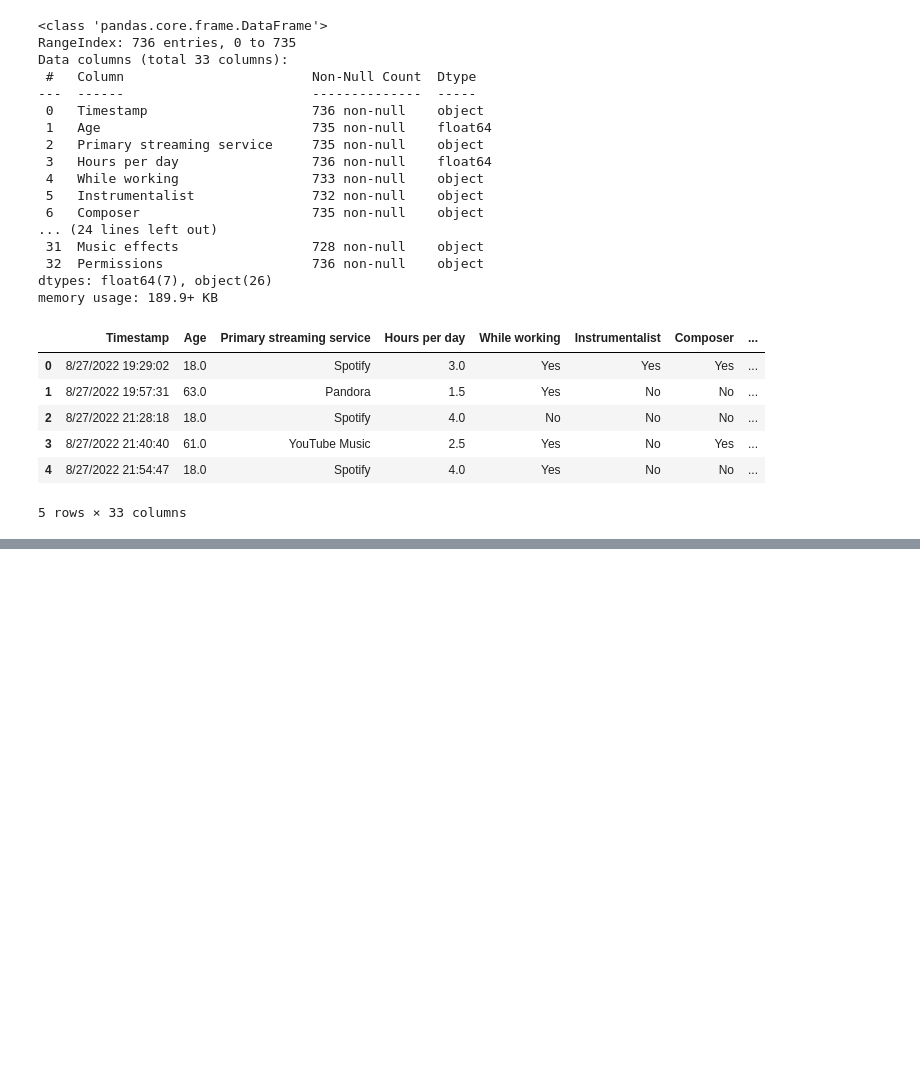
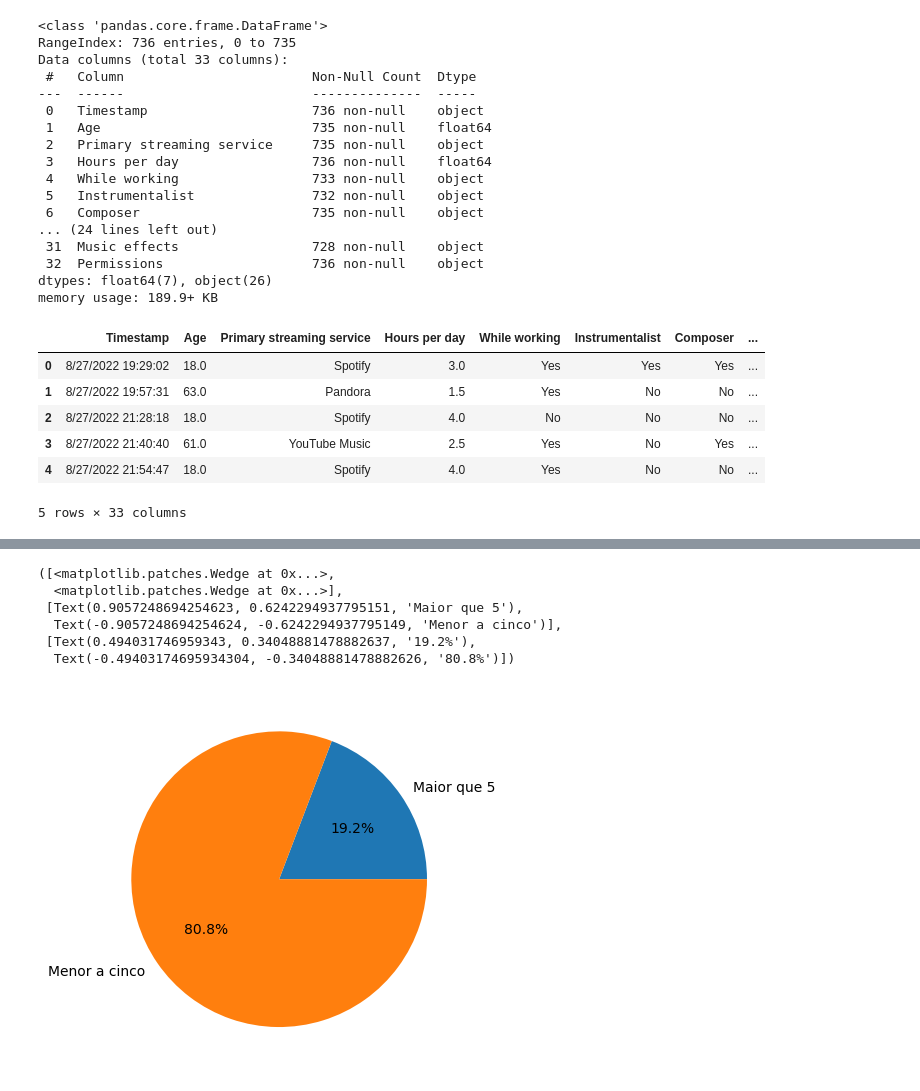
Before and after one commit to pcmoraesmenezes/Exploring-Correlations-Between-Musical-Preferences-and-Mental-Health-A-Machine-Learning-Approach, a Jupyter notebook: código/main.ipynb, the cells around one changed output, grey strips where cells are left out. Cells and saved outputs as stored; diff of their text form; code cells hidden in the pictures; blank space fills up the shorter version.

```diff
--- a/código/main.ipynb
+++ b/código/main.ipynb
@@ -37,0 +86,16 @@ DATA_FRAME.head()
+# %%
+ocd_maior_que_cinco = DATA_FRAME[DATA_FRAME['OCD'] > 5].shape[0]
+ocd_maior_que_cinco
+
+ocd_menor_que_cinco = DATA_FRAME[DATA_FRAME['OCD'] < 5].shape[0]
+ocd_menor_que_cinco
+
+plt.pie([ocd_maior_que_cinco, ocd_menor_que_cinco], labels=['Maior que 5', 'Menor a cinco'], autopct='%1.1f%%')
+# %% [output]
+([<matplotlib.patches.Wedge at 0x...>,
+  <matplotlib.patches.Wedge at 0x...>],
+ [Text(0.9057248694254623, 0.6242294937795151, 'Maior que 5'),
+  Text(-0.9057248694254624, -0.6242294937795149, 'Menor a cinco')],
+ [Text(0.494031746959343, 0.34048881478882637, '19.2%'),
+  Text(-0.49403174695934304, -0.34048881478882626, '80.8%')])
+[figure, added]
```
Also changed, not shown: parts of 4 cells of this notebook.
